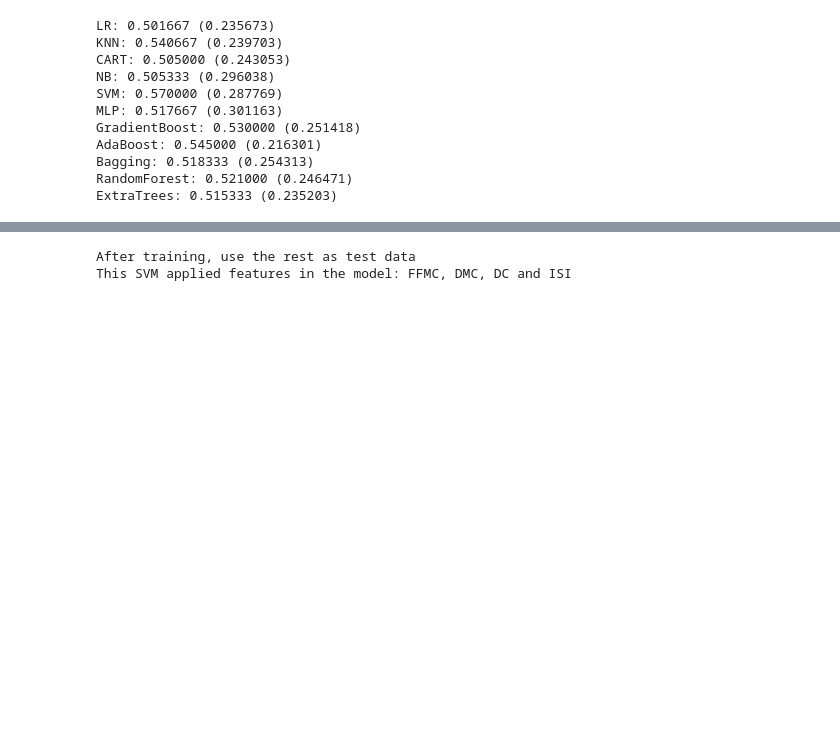
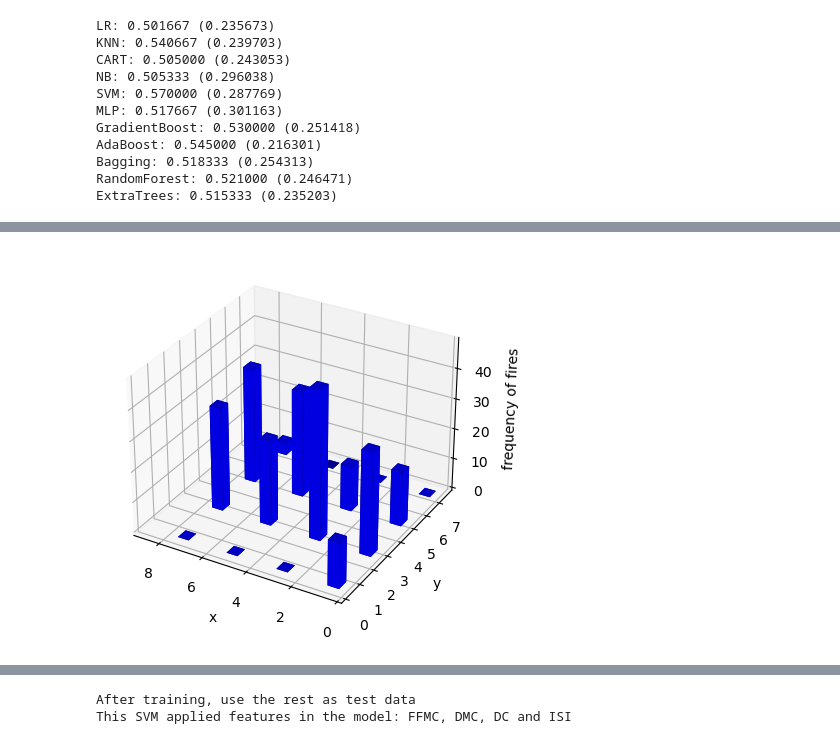
Before and after one commit to soveetnayak/fire-area-prediction, a Jupyter notebook: v1.ipynb, the cells around one changed output, grey strips where cells are left out. Cells and saved outputs as stored; diff of their text form; code cells hidden in the pictures; blank space fills up the shorter version.

```diff
--- a/v1.ipynb
+++ b/v1.ipynb
@@ -124,0 +197,46 @@ ExtraTrees: 0.515333 (0.235203)
+# %%
+fire = pd.read_csv('http://archive.ics.uci.edu/ml/machine-learning-databases/forest-fires/forestfires.csv')
+intensity=fire.area
+X=fire.X
+Y=fire.Y
+
+def frequency_of_fires(intensity,X,Y):
+    """
+    For plotting the the frequency of fires in different grids of the park
+    The areas with fire are filtered first and their frequency of recording a fire is plotted as a 3D plot.
+    Outliers are not included by default as only data with fires is considered.
+    area column indicates the spread of the fire. Considered as intensity for all purposes.
+    """
+
+    assert isinstance(intensity, pd.core.series.Series)
+    assert isinstance(X, pd.core.series.Series)
+    assert isinstance(Y, pd.core.series.Series)
+    assert intensity.all()>=0
+    assert 0<X.all()<10
+    assert 0<Y.all()<10
+
+    fig = plt.figure()
+    ax = fig.add_subplot(111, projection='3d')
+    x=X.iloc[intensity.to_numpy().nonzero()[0]]
+    y=Y.iloc[intensity.to_numpy().nonzero()[0]]
+
+    #chose fewer bins to make it look less crowded.
+    hist, xedges, yedges = np.histogram2d(x,y,bins=4,range=[[0, 9], [0,9]])
+    xpos, ypos = np.meshgrid(xedges[:-1] + 0.25, yedges[:-1] + 0.25, indexing="ij")
+    xpos = xpos.ravel()
+    ypos = ypos.ravel()
+    zpos = 0
+
+    dx = dy = 0.5 * np.ones_like(zpos)
+    dz = hist.ravel()
+    #plt.ylim(9,0)
+    plt.xlim(9,0)
+    ax.bar3d(xpos, ypos, zpos, dx, dy, dz, color='b', zsort='average')
+    ax.set_xlabel("x")
+    ax.set_ylabel("y")
+    ax.set_zlabel("frequency of fires")
+    plt.show()
+
+frequency_of_fires(intensity,X,Y)
+# %% [output]
+[figure, added]
```
Also changed, not shown: parts of 14 cells of this notebook, 1 other file.
